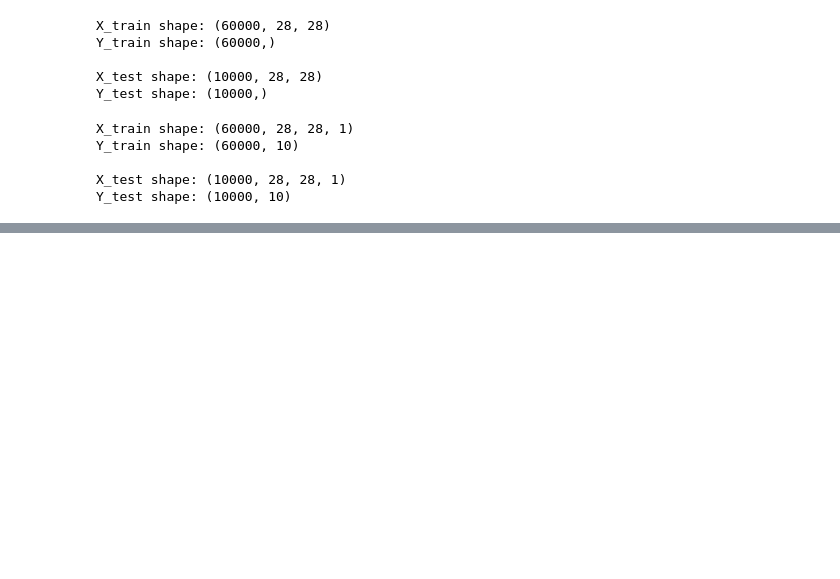
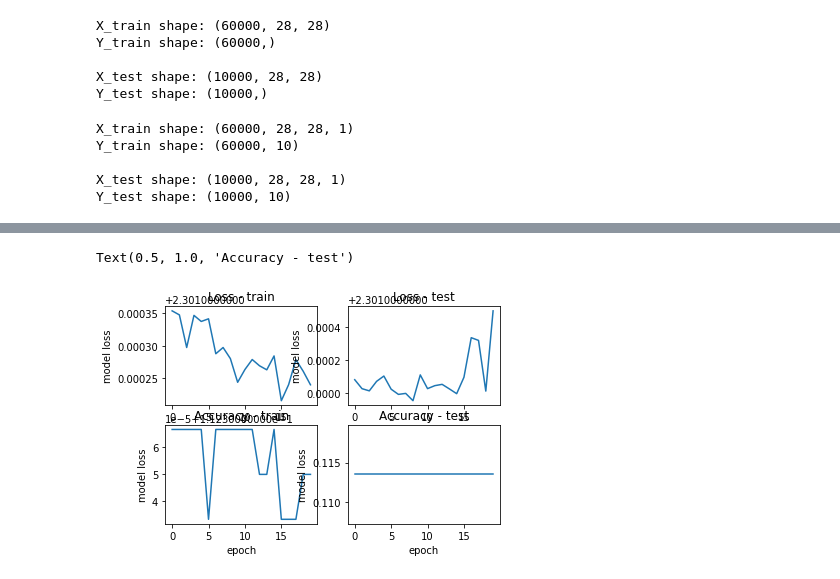
Before and after one commit to ormfav/LsnDavideVallenzasca, a Jupyter notebook: 12/122.ipynb, the cells around one changed output, grey strips where cells are left out. Cells and saved outputs as stored; diff of their text form; code cells hidden in the pictures; blank space fills up the shorter version.

```diff
--- a/12/122.ipynb
+++ b/12/122.ipynb
@@ -117,7 +117,7 @@ Trainable params: 21,374
 Non-trainable params: 0
 _________________________________________________________________
 # %%
-RERUN=True
+RERUN=False
 epochs = 20
 
 if(RERUN):
@@ -173,25 +172,26 @@ history = pd.read_csv(path+"history.csv")
 score = model_DNN.evaluate(X_test, Y_test, verbose=1)
 
 plt.subplot(2, 2, 1)
-plt.plot(range(0, Nepochs), history.loc[:,"loss"], label=label)
+plt.plot(range(0, epochs), history.loc[:,"loss"])
 plt.xlabel('epoch')
 plt.ylabel('model loss')
 plt.title('Loss - train')
 
 plt.subplot(2, 2, 2)
-plt.plot(range(0, Nepochs), history.loc[:,"val_loss"], label=label)
+plt.plot(range(0, epochs), history.loc[:,"val_loss"])
 plt.xlabel('epoch')
 plt.ylabel('model loss')
 plt.title('Loss - test')
 
 plt.subplot(2, 2, 3)
-plt.plot(range(0, Nepochs), history.loc[:,"acc"], label=label)
+plt.plot(range(0, epochs), history.loc[:,"acc"])
 plt.xlabel('epoch')
 plt.ylabel('model loss')
 plt.title('Accuracy - train')
 
 plt.subplot(2, 2, 4)
-plt.plot(range(0, Nepochs), history.loc[:,"val_acc"], label=label)
+plt.plot(range(0, epochs), history.loc[:,"val_acc"])
 plt.xlabel('epoch')
 plt.ylabel('model loss')
 plt.title('Accuracy - test')
+# %% [output]
@@ -197,0 +199,2 @@ plt.title('Accuracy - test')
+Text(0.5, 1.0, 'Accuracy - test')
+[figure, added]
```
Also changed, not shown: parts of 3 cells of this notebook, 29 other files.
